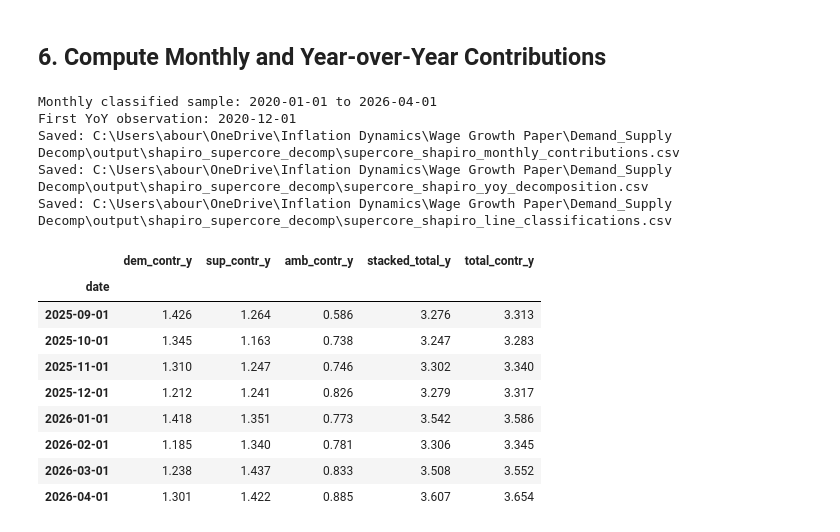
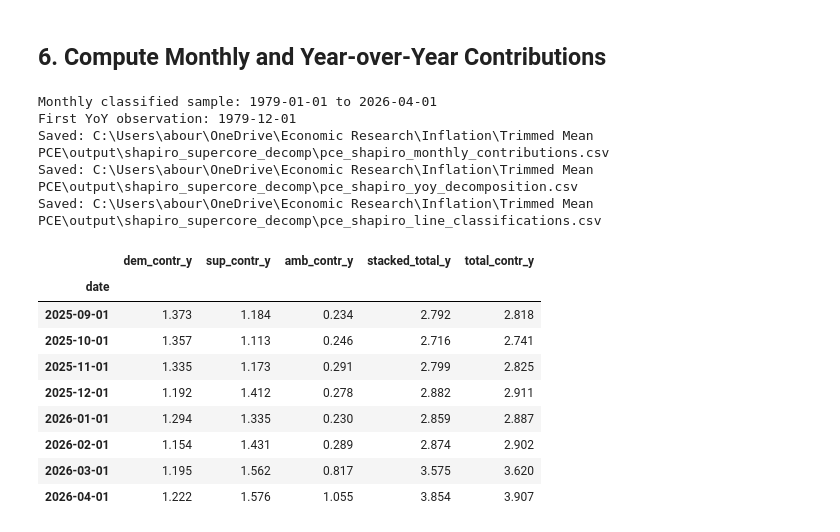
Before and after one commit to halim-12/test, a Jupyter notebook: shapiro_decomposition_final.ipynb, the cells around one changed output. Drawn from its saved outputs; the diff is of its cells as text; code cells hidden in the pictures.

```diff
--- a/shapiro_decomposition_final.ipynb
+++ b/shapiro_decomposition_final.ipynb
@@ -79,7 +79,7 @@ CACHE.mkdir(exist_ok=True)
 OUT.mkdir(parents=True, exist_ok=True)
 FIG.mkdir(parents=True, exist_ok=True)
 
-SUPERCORE_LINES_PATH = ROOT / "supercore_lines.xlsx"
+SUPERCORE_LINES_PATH = ROOT / "Trimmed_Mean_Components.xlsx"
 
 # Start with 2010 as requested. With the Shapiro 120-month window, classified
 # events begin around 2020. Later, set this to 1959 or 1969 for a longer run.
@@ -126,7 +126,7 @@ THRESH3 = 0.30
 # Shapiro flips "less:" foreign-spending lines before computing weights.
 # In this supercore workbook, line 338 is "Less: Expenditures in the United
 # States by nonresidents".
-NEGATIVE_SPEND_LINES = {357, 361, 362, 363, 364, 365, 366, 367, 368}
+NEGATIVE_SPEND_LINES = {1000}
 
 pd.set_option("display.max_columns", 20)
 pd.set_option("display.width", 140)
@@ -292,15 +304,15 @@ def wide_by_line(df, lines):
 # %%
 supercore_lines = pd.read_excel(SUPERCORE_LINES_PATH)
 supercore_lines.columns = [str(c).strip().lower() for c in supercore_lines.columns]
-if "line" not in supercore_lines.columns:
-    raise ValueError("supercore_lines.xlsx must contain a Line column")
-item_col = "item" if "item" in supercore_lines.columns else supercore_lines.columns[-1]
+# if "Line" not in supercore_lines.columns:
+#     raise ValueError("file.xlsx must contain a Line column")
+item_col = "Description" if "Description" in supercore_lines.columns else supercore_lines.columns[-2]
 
 supercore_lines = supercore_lines.rename(columns={item_col: "item"})
-supercore_lines["line"] = supercore_lines["line"].astype(int)
-supercore_lines = supercore_lines[["line", "item"]].drop_duplicates().sort_values("line").reset_index(drop=True)
-SUPERCORE_LINES = supercore_lines["line"].tolist()
+supercore_lines["line item"] = supercore_lines["line item"].astype(int)
+supercore_lines = supercore_lines[["line item", "item"]].drop_duplicates().sort_values("line item").reset_index(drop=True)
+SUPERCORE_LINES = supercore_lines["line item"].tolist()
 
-print(f"Loaded {len(SUPERCORE_LINES)} supercore line items.")
+print(f"Loaded {len(SUPERCORE_LINES)} PCE line items.")
 display(supercore_lines.head(12))
 # %% [output]
@@ -617,7 +629,7 @@ for event_index, event_date in enumerate(dates):
             {
                 "date": event_date,
                 "line": line,
-                "item": supercore_lines.set_index("line").at[line, "item"],
+                "item": supercore_lines.set_index("line item").at[line, "item"],
                 "t_quantity": tq,
                 "t_price": tp,
                 "classification": flags["class"],
@@ -656,46 +668,46 @@ for col in [
     "total_contr_m",
 ]:
     decomp[col.replace("_m", "_y")] = 100.0 * rolling_compound(decomp[col])
 
 # Match the Stata aggregation for total demand/supply YoY: compound the
 # confidence buckets first, then add them.
 decomp["dem_contr_y"] = decomp["demHH_contr_y"] + decomp["demH_contr_y"] + decomp["demL_contr_y"]
 decomp["sup_contr_y"] = decomp["supHH_contr_y"] + decomp["supH_contr_y"] + decomp["supL_contr_y"]
 decomp["stacked_total_y"] = decomp["dem_contr_y"] + decomp["sup_contr_y"] + decomp["amb_contr_y"]
 
-monthly_out = OUT / "supercore_shapiro_monthly_contributions.csv"
-yoy_out = OUT / "supercore_shapiro_yoy_decomposition.csv"
-line_out = OUT / "supercore_shapiro_line_classifications.csv"
+monthly_out = OUT / "pce_shapiro_monthly_contributions.csv"
+yoy_out = OUT / "pce_shapiro_yoy_decomposition.csv"
+line_out = OUT / "pce_shapiro_line_classifications.csv"
 
 monthly.to_csv(monthly_out)
 decomp.to_csv(yoy_out)
 line_classifications.to_csv(line_out, index=False)
 
 print("Monthly classified sample:", monthly.index.min().date(), "to", monthly.index.max().date())
 print("First YoY observation:", decomp["stacked_total_y"].dropna().index.min().date())
 print("Saved:", monthly_out)
 print("Saved:", yoy_out)
 print("Saved:", line_out)
 
 display(
     decomp[["dem_contr_y", "sup_contr_y", "amb_contr_y", "stacked_total_y", "total_contr_y"]]
     .dropna()
     .tail(8)
     .round(3)
 )
 # %% [output]
-Monthly classified sample: 2020-01-01 to 2026-04-01
-First YoY observation: 2020-12-01
-Saved: C:\Users\abour\OneDrive\Inflation Dynamics\Wage Growth Paper\Demand_Supply Decomp\output\shapiro_supercore_decomp\supercore_shapiro_monthly_contributions.csv
-Saved: C:\Users\abour\OneDrive\Inflation Dynamics\Wage Growth Paper\Demand_Supply Decomp\output\shapiro_supercore_decomp\supercore_shapiro_yoy_decomposition.csv
-Saved: C:\Users\abour\OneDrive\Inflation Dynamics\Wage Growth Paper\Demand_Supply Decomp\output\shapiro_supercore_decomp\supercore_shapiro_line_classifications.csv
+Monthly classified sample: 1979-01-01 to 2026-04-01
+First YoY observation: 1979-12-01
+Saved: C:\Users\abour\OneDrive\Economic Research\Inflation\Trimmed Mean PCE\output\shapiro_supercore_decomp\pce_shapiro_monthly_contributions.csv
+Saved: C:\Users\abour\OneDrive\Economic Research\Inflation\Trimmed Mean PCE\output\shapiro_supercore_decomp\pce_shapiro_yoy_decomposition.csv
+Saved: C:\Users\abour\OneDrive\Economic Research\Inflation\Trimmed Mean PCE\output\shapiro_supercore_decomp\pce_shapiro_line_classifications.csv
 |  | dem_contr_y | sup_contr_y | amb_contr_y | stacked_total_y | total_contr_y |
 | date |  |  |  |  |  |
-| 2025-09-01 | 1.426 | 1.264 | 0.586 | 3.276 | 3.313 |
-| 2025-10-01 | 1.345 | 1.163 | 0.738 | 3.247 | 3.283 |
-| 2025-11-01 | 1.310 | 1.247 | 0.746 | 3.302 | 3.340 |
-| 2025-12-01 | 1.212 | 1.241 | 0.826 | 3.279 | 3.317 |
-| 2026-01-01 | 1.418 | 1.351 | 0.773 | 3.542 | 3.586 |
-| 2026-02-01 | 1.185 | 1.340 | 0.781 | 3.306 | 3.345 |
-| 2026-03-01 | 1.238 | 1.437 | 0.833 | 3.508 | 3.552 |
-| 2026-04-01 | 1.301 | 1.422 | 0.885 | 3.607 | 3.654 |
+| 2025-09-01 | 1.373 | 1.184 | 0.234 | 2.792 | 2.818 |
+| 2025-10-01 | 1.357 | 1.113 | 0.246 | 2.716 | 2.741 |
+| 2025-11-01 | 1.335 | 1.173 | 0.291 | 2.799 | 2.825 |
+| 2025-12-01 | 1.192 | 1.412 | 0.278 | 2.882 | 2.911 |
+| 2026-01-01 | 1.294 | 1.335 | 0.230 | 2.859 | 2.887 |
+| 2026-02-01 | 1.154 | 1.431 | 0.289 | 2.874 | 2.902 |
+| 2026-03-01 | 1.195 | 1.562 | 0.817 | 3.575 | 3.620 |
+| 2026-04-01 | 1.222 | 1.576 | 1.055 | 3.854 | 3.907 |
```
Also changed, not shown: parts of 13 cells of this notebook.
